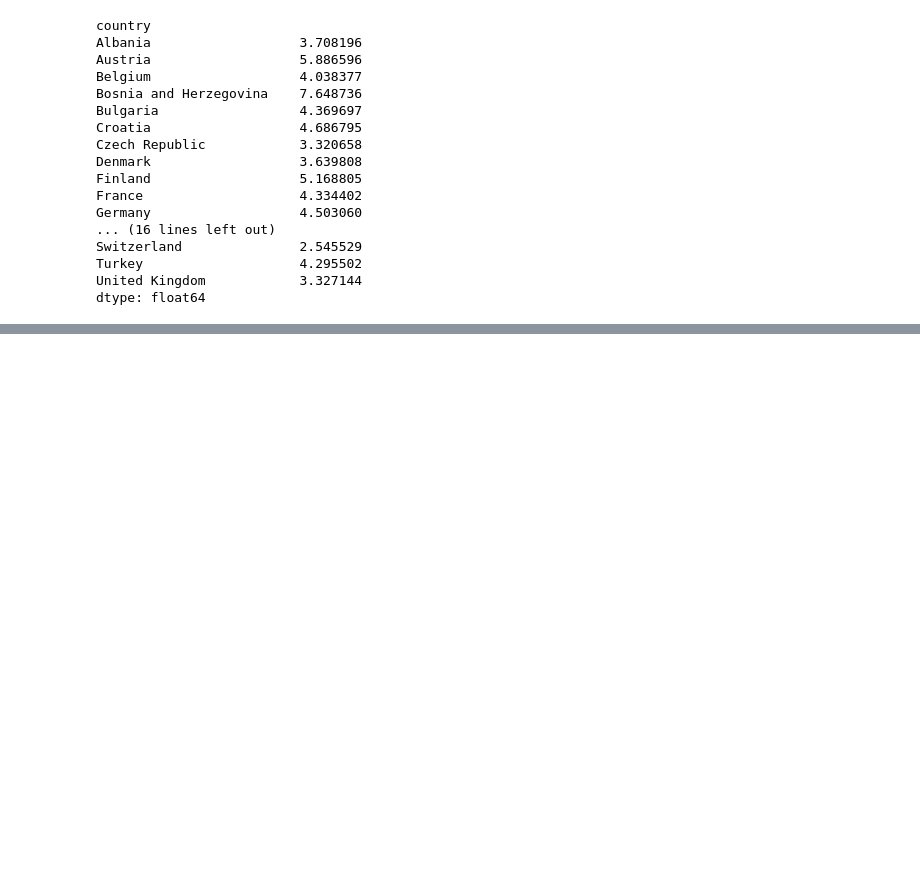
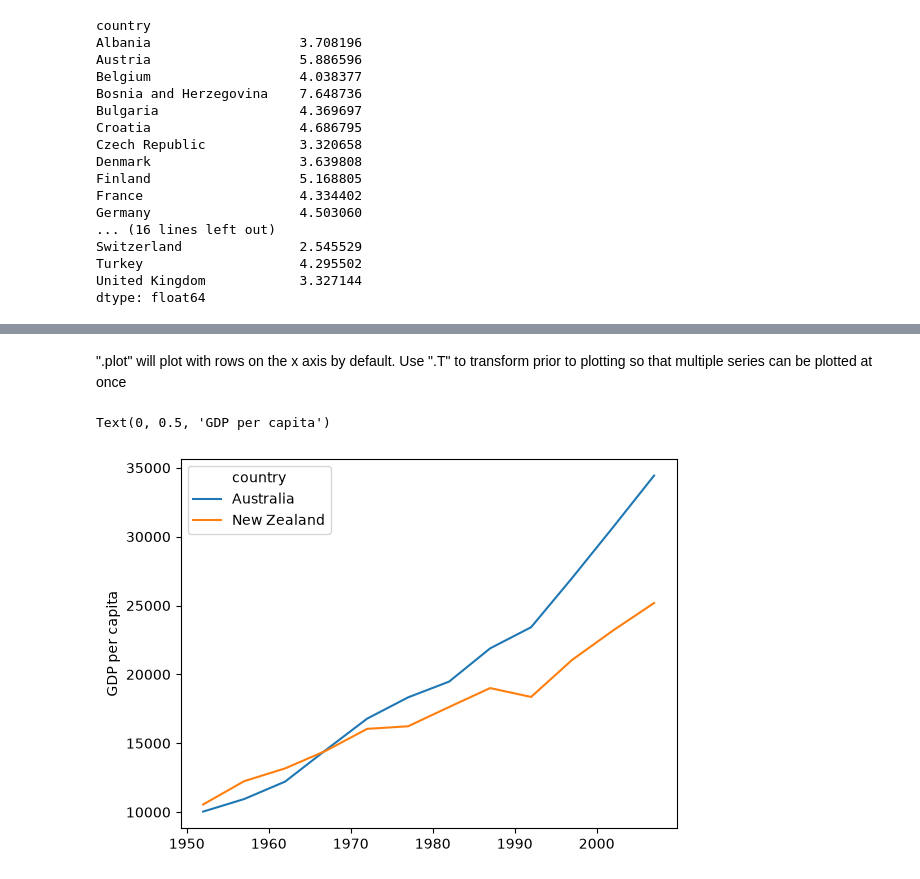
Before and after one commit to Jobot99/Software_Carpentry_Plotting_and_Programming_in_Python, a Jupyter notebook: data/Joseph_Notebook.ipynb, the cells around one changed output, grey strips where cells are left out. Cells and saved outputs as stored; diff of their text form; code cells hidden in the pictures; blank space fills up the shorter version.

```diff
--- a/data/Joseph_Notebook.ipynb
+++ b/data/Joseph_Notebook.ipynb
@@ -528,0 +559,8 @@ dtype: float64
+# %% [markdown]
+".plot" will plot with rows on the x axis by default. Use ".T" to transform prior to plotting so that multiple series can be plotted at once
+# %%
+plot_data.T.plot()
+plt.ylabel('GDP per capita')
+# %% [output]
+Text(0, 0.5, 'GDP per capita')
+[figure, added]
```
Also changed, not shown: parts of 19 cells of this notebook, 2 other files.
